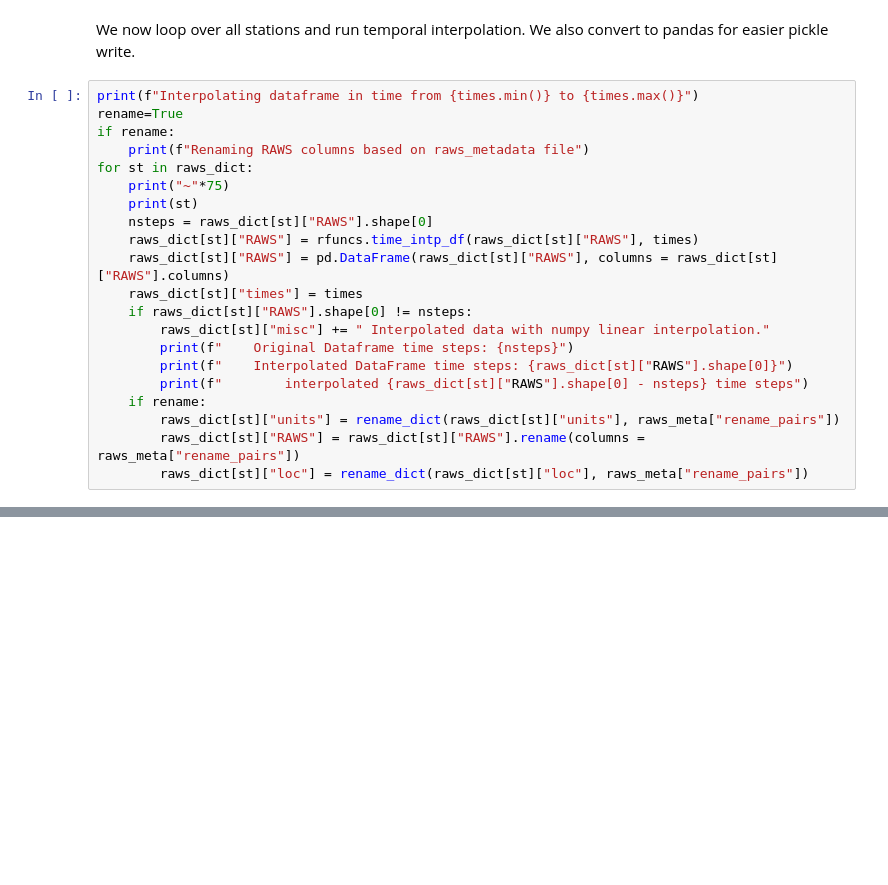
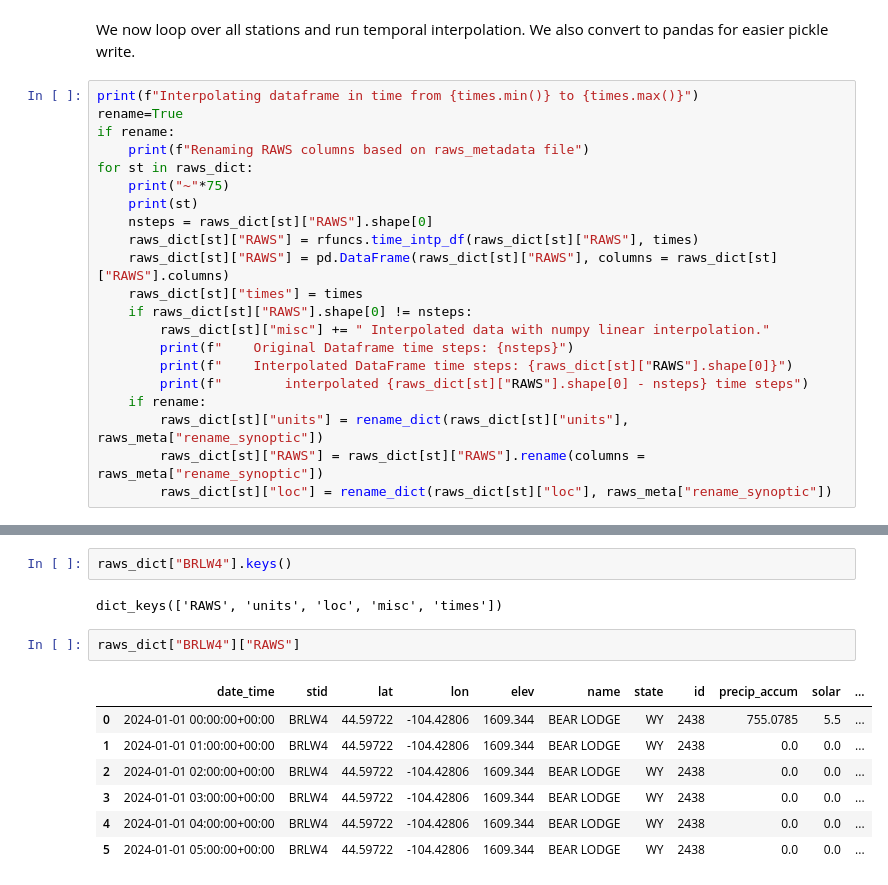
Before and after one commit to openwfm/ml_fmda, a Jupyter notebook: docs/ingest_fm10_tutorial.ipynb, the cells around one changed output, grey strips where cells are left out. Cells and saved outputs as stored; diff of their text form; blank space fills up the shorter version.

Commit message:
update metadata with rename dictionaries and stash path

```diff
--- a/docs/ingest_fm10_tutorial.ipynb
+++ b/docs/ingest_fm10_tutorial.ipynb
@@ -161,6 +276,6 @@ for st in raws_dict:
         print(f"    Interpolated DataFrame time steps: {raws_dict[st]["RAWS"].shape[0]}")
         print(f"        interpolated {raws_dict[st]["RAWS"].shape[0] - nsteps} time steps")
     if rename:
-        raws_dict[st]["units"] = rename_dict(raws_dict[st]["units"], raws_meta["rename_pairs"])
-        raws_dict[st]["RAWS"] = raws_dict[st]["RAWS"].rename(columns = raws_meta["rename_pairs"])
-        raws_dict[st]["loc"] = rename_dict(raws_dict[st]["loc"], raws_meta["rename_pairs"])
+        raws_dict[st]["units"] = rename_dict(raws_dict[st]["units"], raws_meta["rename_synoptic"])
+        raws_dict[st]["RAWS"] = raws_dict[st]["RAWS"].rename(columns = raws_meta["rename_synoptic"])
+        raws_dict[st]["loc"] = rename_dict(raws_dict[st]["loc"], raws_meta["rename_synoptic"])
@@ -168,0 +313,14 @@ raws_dict[st]["units"]
+# %%
+raws_dict["BRLW4"].keys()
+# %% [output]
+dict_keys(['RAWS', 'units', 'loc', 'misc', 'times'])
+# %%
+raws_dict["BRLW4"]["RAWS"]
+# %% [output]
+|  | date_time | stid | lat | lon | elev | name | state | id | precip_accum | solar | ... |
+| 0 | 2024-01-01 00:00:00+00:00 | BRLW4 | 44.59722 | -104.42806 | 1609.344 | BEAR LODGE | WY | 2438 | 755.0785 | 5.5 | ... |
+| 1 | 2024-01-01 01:00:00+00:00 | BRLW4 | 44.59722 | -104.42806 | 1609.344 | BEAR LODGE | WY | 2438 | 0.0 | 0.0 | ... |
+| 2 | 2024-01-01 02:00:00+00:00 | BRLW4 | 44.59722 | -104.42806 | 1609.344 | BEAR LODGE | WY | 2438 | 0.0 | 0.0 | ... |
+| 3 | 2024-01-01 03:00:00+00:00 | BRLW4 | 44.59722 | -104.42806 | 1609.344 | BEAR LODGE | WY | 2438 | 0.0 | 0.0 | ... |
+| 4 | 2024-01-01 04:00:00+00:00 | BRLW4 | 44.59722 | -104.42806 | 1609.344 | BEAR LODGE | WY | 2438 | 0.0 | 0.0 | ... |
+| 5 | 2024-01-01 05:00:00+00:00 | BRLW4 | 44.59722 | -104.42806 | 1609.344 | BEAR LODGE | WY | 2438 | 0.0 | 0.0 | ... |
```
Also changed, not shown: parts of 15 cells of this notebook, 2 other files.
